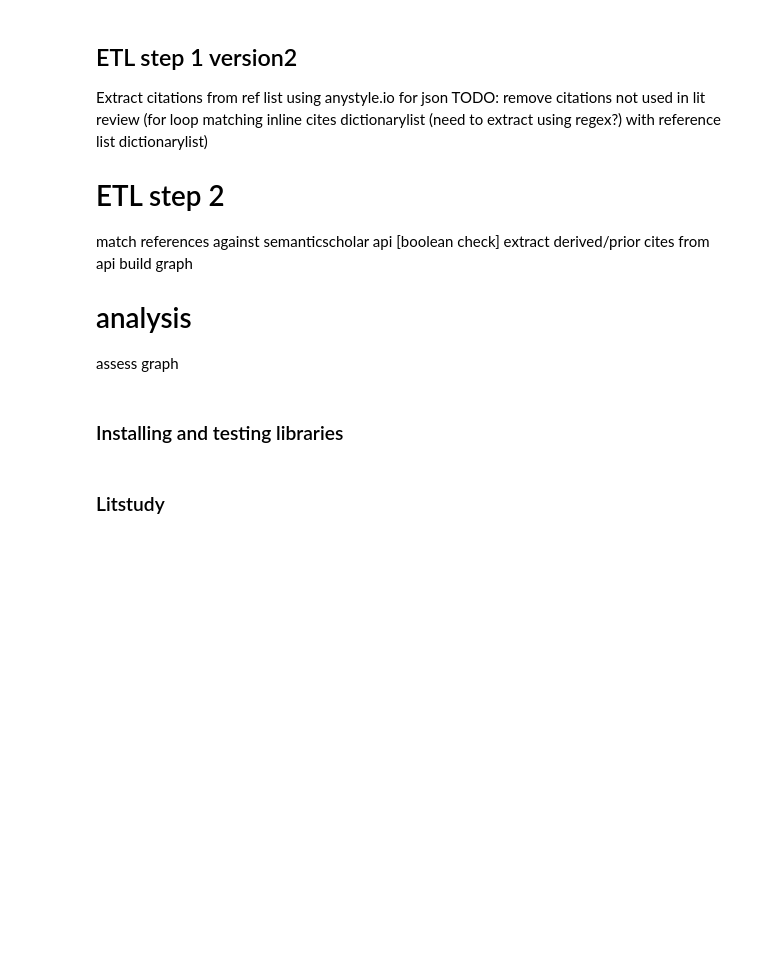
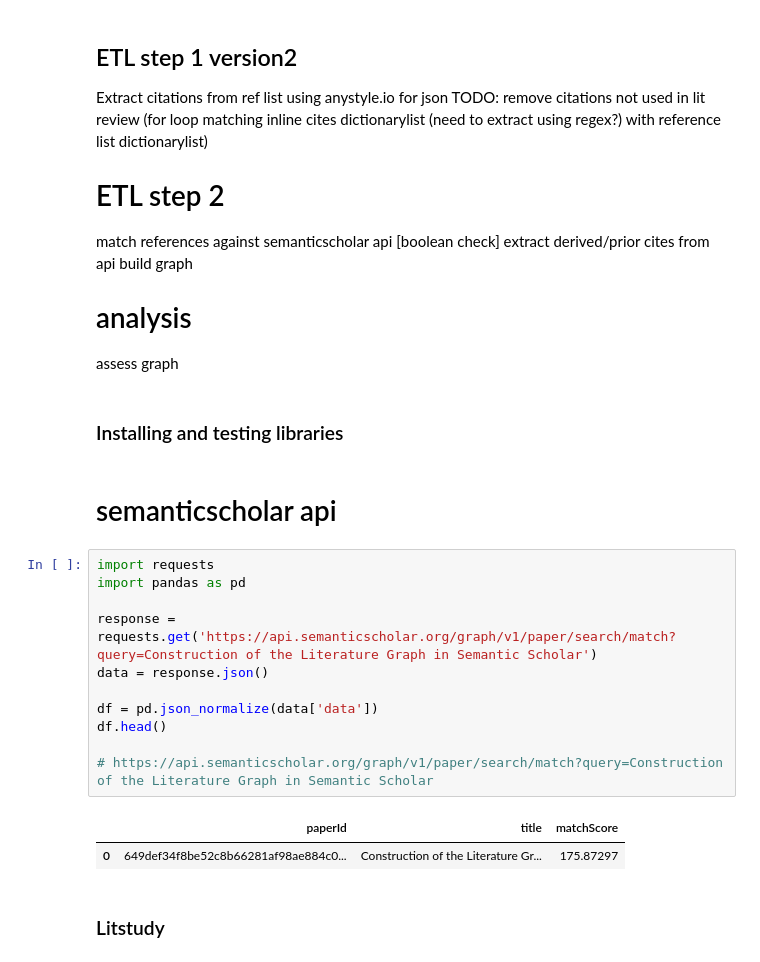
Before and after one commit to darrengarside/DAML_FinalProject, a Jupyter notebook: DAML_finalProject_development.ipynb, the cells around one changed output. Cells and saved outputs as stored; diff of their text form; blank space fills up the shorter version.

```diff
--- a/DAML_finalProject_development.ipynb
+++ b/DAML_finalProject_development.ipynb
@@ -59,6 +59,22 @@ build graph
 assess graph
 # %% [markdown]
 ### Installing and testing libraries
+# %% [markdown]
+# semanticscholar api
+# %%
+import requests
+import pandas as pd
+
+response = requests.get('https://api.semanticscholar.org/graph/v1/paper/search/match?query=Construction of the Literature Graph in Semantic Scholar')
+data = response.json()
+
+df = pd.json_normalize(data['data'])
+df.head()
+
+# https://api.semanticscholar.org/graph/v1/paper/search/match?query=Construction of the Literature Graph in Semantic Scholar
+# %% [output]
+|  | paperId | title | matchScore |
+| 0 | 649def34f8be52c8b66281af98ae884c0... | Construction of the Literature Gr... | 175.87297 |
 # %% [markdown]
 ### Litstudy
 # %%
```
